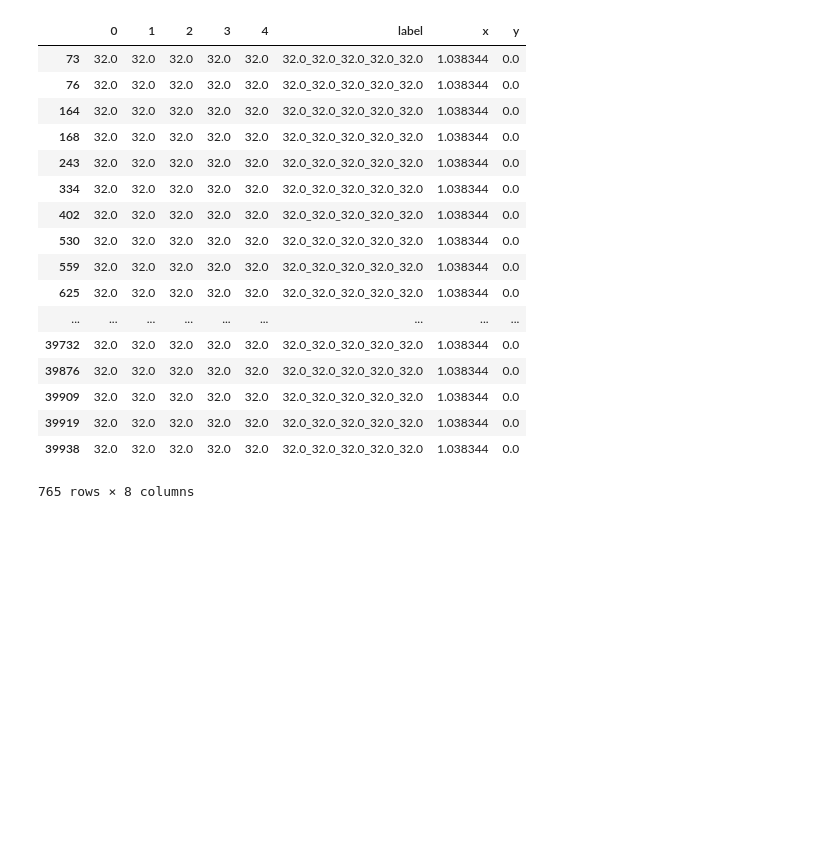
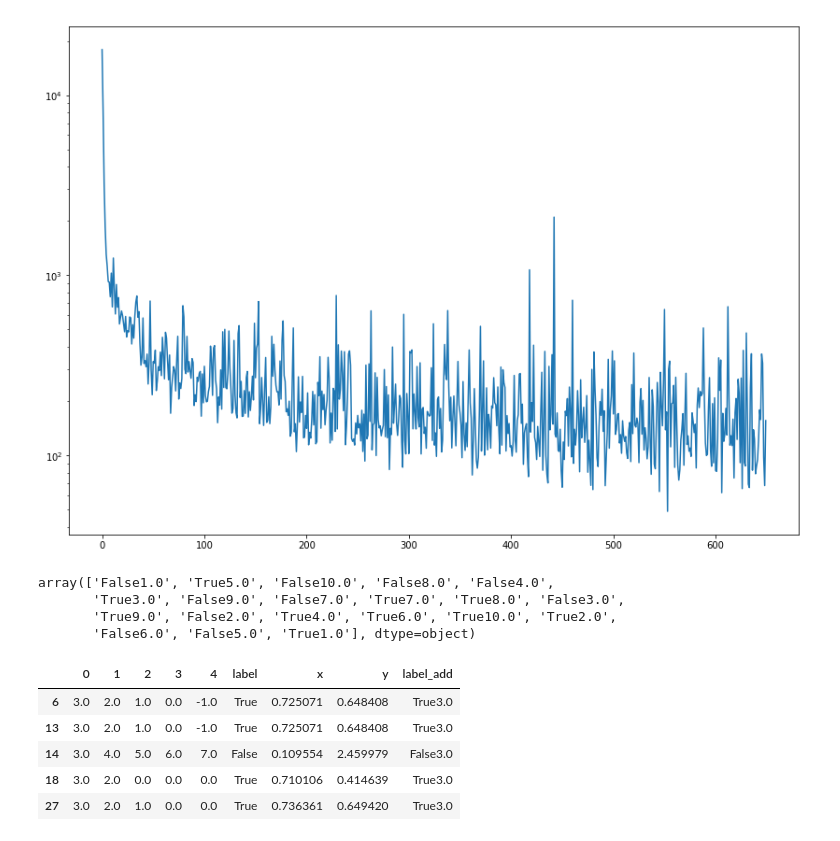
Before and after one commit to kuhanw/sequence_compression, a Jupyter notebook: sequence_compression_prototype.ipynb, the cells around one changed output. Cells and saved outputs as stored; diff of their text form; code cells hidden in the pictures; blank space fills up the shorter version.

```diff
--- a/sequence_compression_prototype.ipynb
+++ b/sequence_compression_prototype.ipynb
@@ -153,0 +178,2 @@ df_seqs['label'] = df_seqs[seq_cols].apply(lambda x:'_'.join([str(i) for i in x]
+# %%
+df_seqs = df_seqs.sample(frac=1)
@@ -159,6 +194,6 @@ df_test.reset_index(drop=True, inplace=True)
 # %%
 #training
 
-n_epochs = 20
+n_epochs = 50
 
 n_batches = df_train.shape[0]//batch_size
@@ -189,4 +220,5 @@ array([[[ 42.93510818],
 # %%
+metrics = []
 with tf.Session() as sess:
 
     sess.run(tf.global_variables_initializer())
@@ -198,11 +230,16 @@ with tf.Session() as sess:
         for c_batch in range(n_batches):
             batch = df_epoch_samples[c_batch*batch_size:(c_batch+1)*batch_size].values
             batch = batch.reshape(len(batch), seq_length, 1)
-            results = sess.run([optimizer, loss, latent_vector_in, output_layer], {inputs:batch})
+            results = sess.run([optimizer, loss, encoder_final_state, latent_vector_in, latent_vector_out, output_layer],
+                               {inputs:batch})
+
 
             if c_batch%100==0:
                 print ('epoch:%d, batch:%d, loss:%.3g' % (c_epoch, c_batch, results[1]))
+                metrics.append([c_epoch, c_batch, results[1]])
 
-    latent_vectors = sess.run(latent_vector_in, {inputs:df_train[seq_cols].values.reshape(df_train.shape[0], seq_length, 1)})
+        if epoch%10==0:
+            latent_vectors = sess.run(latent_vector_in,
+                                      {inputs:df_train[seq_cols].values.reshape(df_train.shape[0], seq_length, 1)})
 # %% [output]
 Begin training
@@ -225,26 +264,29 @@ epoch:19, batch:300, loss:1.72e+03
+# %%
+plt.figure(figsize=(14, 10))
+plt.semilogy([i for i in range(len(metrics[:,2]))], metrics[:,2])
+plt.show()
+# %% [output]
+[figure, added]
 # %%
 df_vectors = pd.DataFrame(latent_vectors, columns=['x', 'y'])
 # %%
 #Join to training data
 df_seqs_vectors = df_train.merge(df_vectors, left_index=True, right_index=True)
+# %%
+df_seqs_vectors['label_add'] = df_seqs_vectors['label'].apply(str) + df_seqs_vectors[0].apply(str)
+# %%
+df_seqs_vectors['label_add'].unique()
+# %% [output]
+array(['False1.0', 'True5.0', 'False10.0', 'False8.0', 'False4.0',
+       'True3.0', 'False9.0', 'False7.0', 'True7.0', 'True8.0', 'False3.0',
+       'True9.0', 'False2.0', 'True4.0', 'True6.0', 'True10.0', 'True2.0',
+       'False6.0', 'False5.0', 'True1.0'], dtype=object)
 # %%
-df_seqs_vectors[df_seqs_vectors[0]==32]
+df_seqs_vectors[df_seqs_vectors[0]==3].head()
 # %% [output]
-|  | 0 | 1 | 2 | 3 | 4 | label | x | y |
-| 73 | 32.0 | 32.0 | 32.0 | 32.0 | 32.0 | 32.0_32.0_32.0_32.0_32.0 | 1.038344 | 0.0 |
-| 76 | 32.0 | 32.0 | 32.0 | 32.0 | 32.0 | 32.0_32.0_32.0_32.0_32.0 | 1.038344 | 0.0 |
-| 164 | 32.0 | 32.0 | 32.0 | 32.0 | 32.0 | 32.0_32.0_32.0_32.0_32.0 | 1.038344 | 0.0 |
-| 168 | 32.0 | 32.0 | 32.0 | 32.0 | 32.0 | 32.0_32.0_32.0_32.0_32.0 | 1.038344 | 0.0 |
-| 243 | 32.0 | 32.0 | 32.0 | 32.0 | 32.0 | 32.0_32.0_32.0_32.0_32.0 | 1.038344 | 0.0 |
-| 334 | 32.0 | 32.0 | 32.0 | 32.0 | 32.0 | 32.0_32.0_32.0_32.0_32.0 | 1.038344 | 0.0 |
-| 402 | 32.0 | 32.0 | 32.0 | 32.0 | 32.0 | 32.0_32.0_32.0_32.0_32.0 | 1.038344 | 0.0 |
-| 530 | 32.0 | 32.0 | 32.0 | 32.0 | 32.0 | 32.0_32.0_32.0_32.0_32.0 | 1.038344 | 0.0 |
-| 559 | 32.0 | 32.0 | 32.0 | 32.0 | 32.0 | 32.0_32.0_32.0_32.0_32.0 | 1.038344 | 0.0 |
-| 625 | 32.0 | 32.0 | 32.0 | 32.0 | 32.0 | 32.0_32.0_32.0_32.0_32.0 | 1.038344 | 0.0 |
-| ... | ... | ... | ... | ... | ... | ... | ... | ... |
-| 39732 | 32.0 | 32.0 | 32.0 | 32.0 | 32.0 | 32.0_32.0_32.0_32.0_32.0 | 1.038344 | 0.0 |
-| 39876 | 32.0 | 32.0 | 32.0 | 32.0 | 32.0 | 32.0_32.0_32.0_32.0_32.0 | 1.038344 | 0.0 |
-| 39909 | 32.0 | 32.0 | 32.0 | 32.0 | 32.0 | 32.0_32.0_32.0_32.0_32.0 | 1.038344 | 0.0 |
-| 39919 | 32.0 | 32.0 | 32.0 | 32.0 | 32.0 | 32.0_32.0_32.0_32.0_32.0 | 1.038344 | 0.0 |
-| 39938 | 32.0 | 32.0 | 32.0 | 32.0 | 32.0 | 32.0_32.0_32.0_32.0_32.0 | 1.038344 | 0.0 |
+|  | 0 | 1 | 2 | 3 | 4 | label | x | y | label_add |
+| 6 | 3.0 | 2.0 | 1.0 | 0.0 | -1.0 | True | 0.725071 | 0.648408 | True3.0 |
+| 13 | 3.0 | 2.0 | 1.0 | 0.0 | -1.0 | True | 0.725071 | 0.648408 | True3.0 |
+| 14 | 3.0 | 4.0 | 5.0 | 6.0 | 7.0 | False | 0.109554 | 2.459979 | False3.0 |
+| 18 | 3.0 | 2.0 | 0.0 | 0.0 | 0.0 | True | 0.710106 | 0.414639 | True3.0 |
+| 27 | 3.0 | 2.0 | 1.0 | 0.0 | 0.0 | True | 0.736361 | 0.649420 | True3.0 |
-765 rows × 8 columns
```
Also changed, not shown: parts of 18 cells of this notebook.
